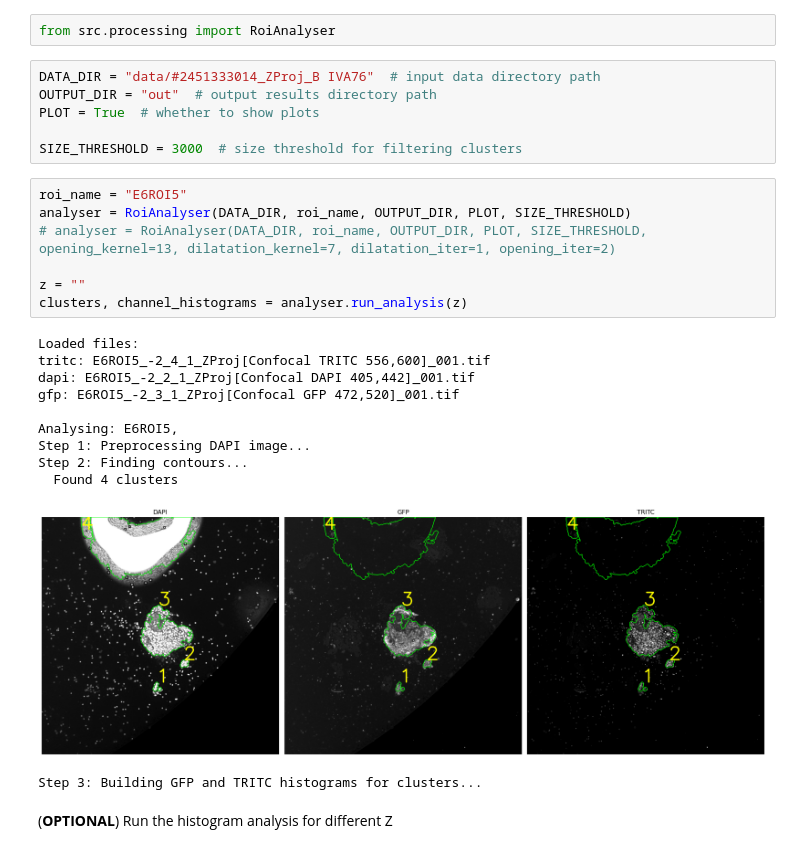
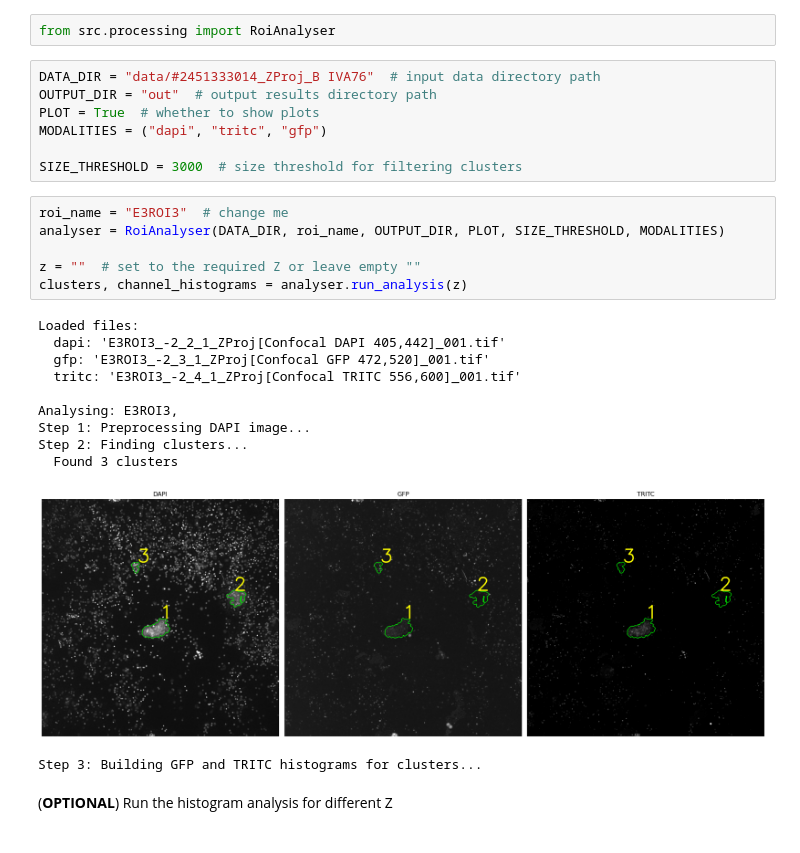
Before and after one commit to kuko6/roi-analysis, a Jupyter notebook: roi_analysis.ipynb, the cells around one changed output. Drawn from its saved outputs; the diff is of its cells as text.

Commit message:
improved outputs, errors

```diff
--- a/roi_analysis.ipynb
+++ b/roi_analysis.ipynb
@@ -4,26 +4,26 @@ from src.processing import RoiAnalyser
 DATA_DIR = "data/#2451333014_ZProj_B IVA76"  # input data directory path
 OUTPUT_DIR = "out"  # output results directory path
 PLOT = True  # whether to show plots
+MODALITIES = ("dapi", "tritc", "gfp")
 
 SIZE_THRESHOLD = 3000  # size threshold for filtering clusters
 # %%
-roi_name = "E6ROI5"
-analyser = RoiAnalyser(DATA_DIR, roi_name, OUTPUT_DIR, PLOT, SIZE_THRESHOLD)
-# analyser = RoiAnalyser(DATA_DIR, roi_name, OUTPUT_DIR, PLOT, SIZE_THRESHOLD, opening_kernel=13, dilatation_kernel=7, dilatation_iter=1, opening_iter=2)
+roi_name = "E3ROI3"  # change me
+analyser = RoiAnalyser(DATA_DIR, roi_name, OUTPUT_DIR, PLOT, SIZE_THRESHOLD, MODALITIES)
 
-z = ""
+z = ""  # set to the required Z or leave empty ""
 clusters, channel_histograms = analyser.run_analysis(z)
 # %% [output]
 Loaded files:
-tritc: E6ROI5_-2_4_1_ZProj[Confocal TRITC 556,600]_001.tif
-dapi: E6ROI5_-2_2_1_ZProj[Confocal DAPI 405,442]_001.tif
-gfp: E6ROI5_-2_3_1_ZProj[Confocal GFP 472,520]_001.tif
+  dapi: 'E3ROI3_-2_2_1_ZProj[Confocal DAPI 405,442]_001.tif'
+  gfp: 'E3ROI3_-2_3_1_ZProj[Confocal GFP 472,520]_001.tif'
+  tritc: 'E3ROI3_-2_4_1_ZProj[Confocal TRITC 556,600]_001.tif'
 
-Analysing: E6ROI5,
+Analysing: E3ROI3,
 Step 1: Preprocessing DAPI image...
-Step 2: Finding contours...
-  Found 4 clusters
+Step 2: Finding clusters...
+  Found 3 clusters
-[figure, old version]
+[figure, new version]
 Step 3: Building GFP and TRITC histograms for clusters...
 # %% [markdown]
 (**OPTIONAL**) Run the histogram analysis for different Z
```
Also changed, not shown: parts of 2 cells of this notebook, 1 other file.
